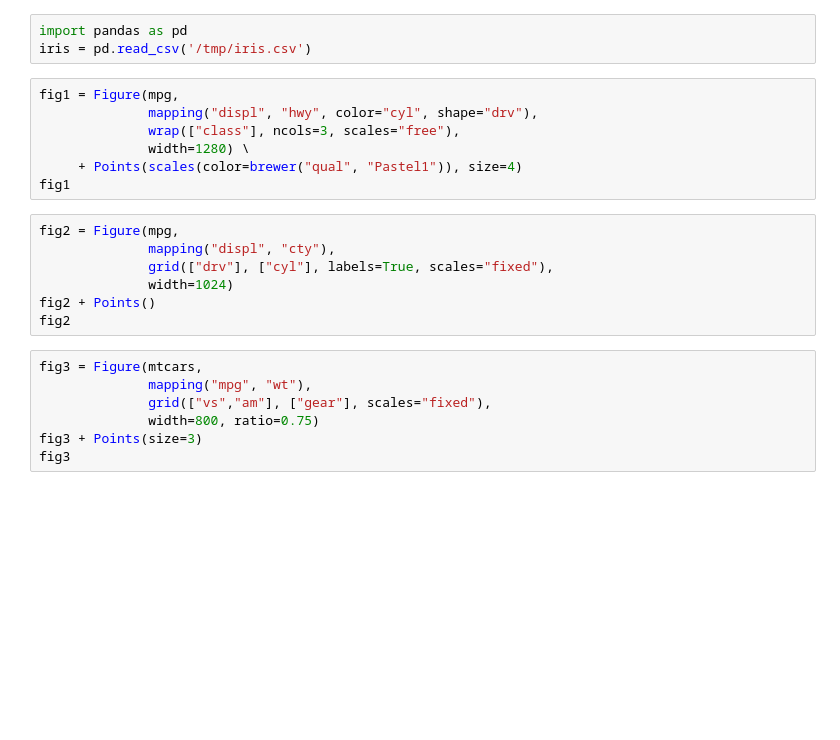
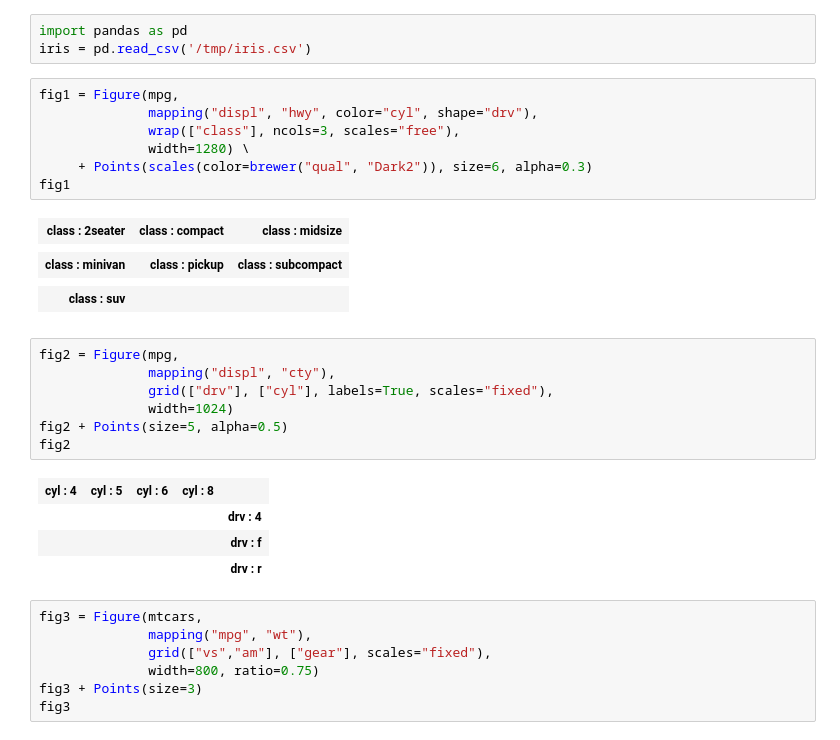
Before and after one commit to bernhard-42/hcplot, a Jupyter notebook: notebooks/facets.ipynb, the cells around one changed output. Cells and saved outputs as stored; diff of their text form; blank space fills up the shorter version.

```diff
--- a/notebooks/facets.ipynb
+++ b/notebooks/facets.ipynb
@@ -21,15 +23,27 @@ fig1 = Figure(mpg,
               mapping("displ", "hwy", color="cyl", shape="drv"),
               wrap(["class"], ncols=3, scales="free"),
               width=1280) \
-     + Points(scales(color=brewer("qual", "Pastel1")), size=4)
+     + Points(scales(color=brewer("qual", "Dark2")), size=6, alpha=0.3)
 fig1
+# %% [output]
+| class : 2seater | class : compact | class : midsize |
+|  |  |  |
+| class : minivan | class : pickup | class : subcompact |
+|  |  |  |
+| class : suv |  |  |
+|  |  |  |
 # %%
 fig2 = Figure(mpg,
               mapping("displ", "cty"),
               grid(["drv"], ["cyl"], labels=True, scales="fixed"),
               width=1024)
-fig2 + Points()
+fig2 + Points(size=5, alpha=0.5)
 fig2
+# %% [output]
+| cyl : 4 | cyl : 5 | cyl : 6 | cyl : 8 |  |
+|  |  |  |  | drv : 4 |
+|  |  |  |  | drv : f |
+|  |  |  |  | drv : r |
 # %%
 fig3 = Figure(mtcars,
               mapping("mpg", "wt"),
```
Also changed, not shown: parts of 1 cell of this notebook, 21 other files.
